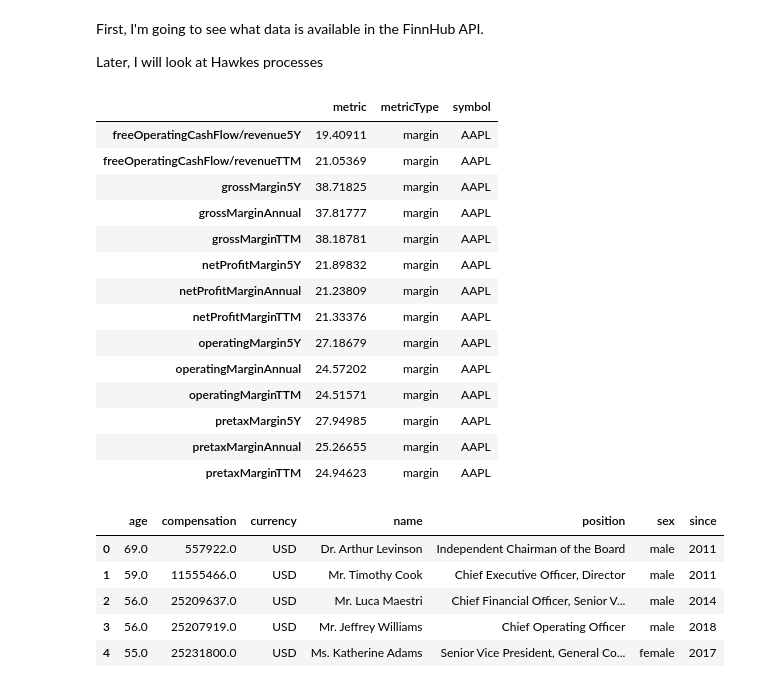
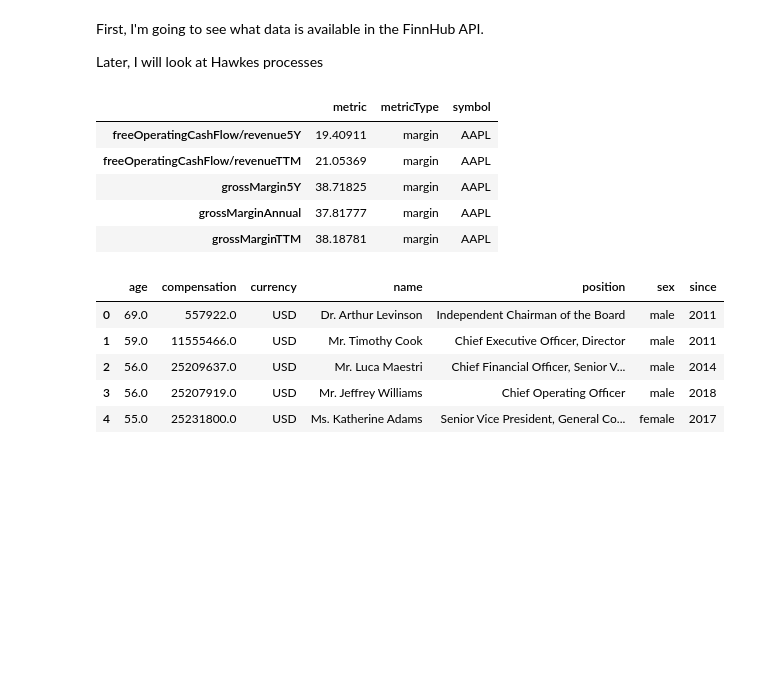
Before and after one commit to irrationomical/OOTM-Option-Pricing-with-Power-Laws-and-News, a Jupyter notebook: HawkesProcess.ipynb, the cells around one changed output. Cells and saved outputs as stored; diff of their text form; code cells hidden in the pictures; blank space fills up the shorter version.

```diff
--- a/HawkesProcess.ipynb
+++ b/HawkesProcess.ipynb
@@ -41,22 +58,13 @@ Later, I will look at Hawkes processes
 # %%
 df = pd.DataFrame(finnhub_client.company_basic_financials('AAPL', 'margin'))
-df
+df.head()
 # %% [output]
 |  | metric | metricType | symbol |
 | freeOperatingCashFlow/revenue5Y | 19.40911 | margin | AAPL |
 | freeOperatingCashFlow/revenueTTM | 21.05369 | margin | AAPL |
 | grossMargin5Y | 38.71825 | margin | AAPL |
 | grossMarginAnnual | 37.81777 | margin | AAPL |
 | grossMarginTTM | 38.18781 | margin | AAPL |
-| netProfitMargin5Y | 21.89832 | margin | AAPL |
-| netProfitMarginAnnual | 21.23809 | margin | AAPL |
-| netProfitMarginTTM | 21.33376 | margin | AAPL |
-| operatingMargin5Y | 27.18679 | margin | AAPL |
-| operatingMarginAnnual | 24.57202 | margin | AAPL |
-| operatingMarginTTM | 24.51571 | margin | AAPL |
-| pretaxMargin5Y | 27.94985 | margin | AAPL |
-| pretaxMarginAnnual | 25.26655 | margin | AAPL |
-| pretaxMarginTTM | 24.94623 | margin | AAPL |
 # %%
 d = finnhub_client.company_executive('AAPL')
 df = pd.DataFrame(d['executive'])
```
Also changed, not shown: parts of 10 cells of this notebook.
